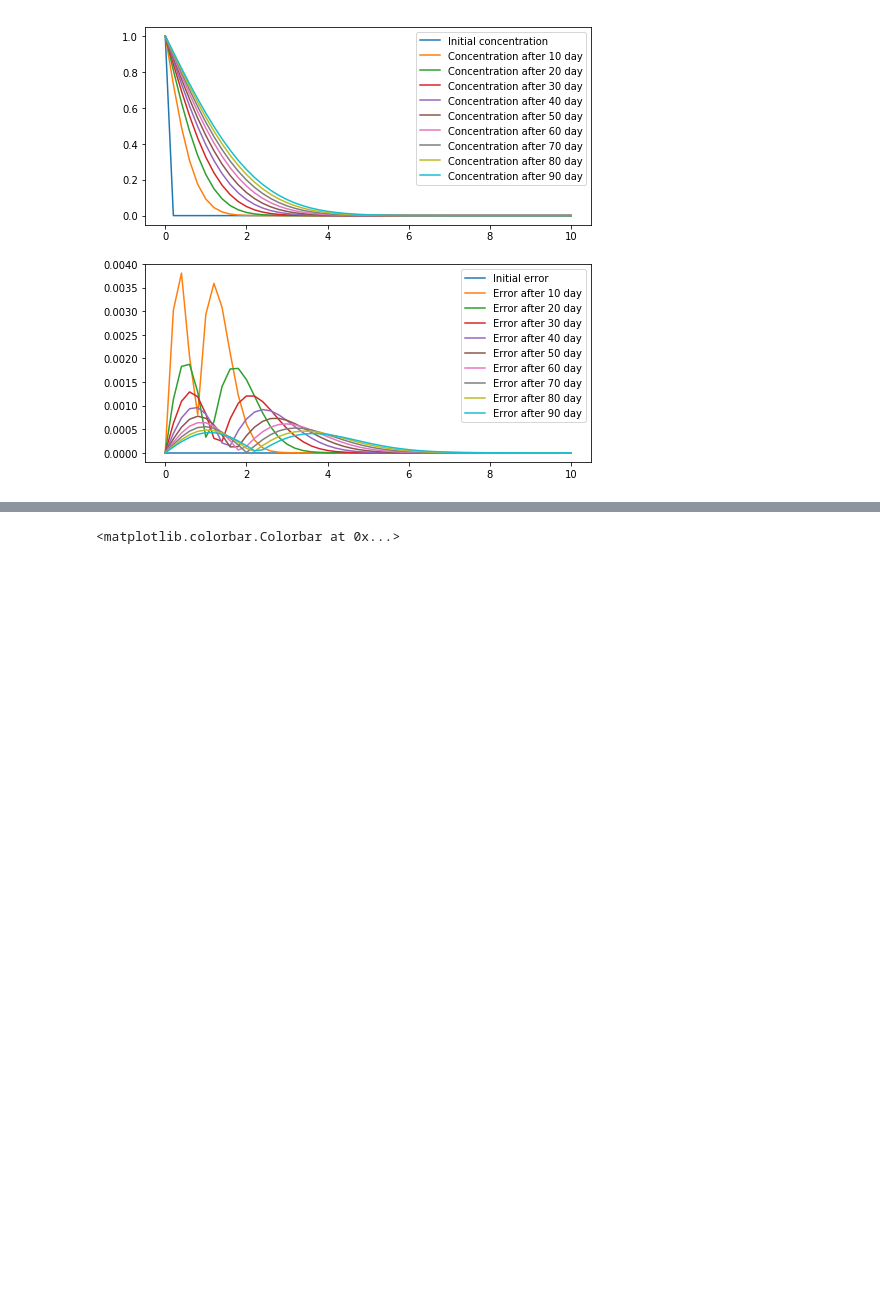
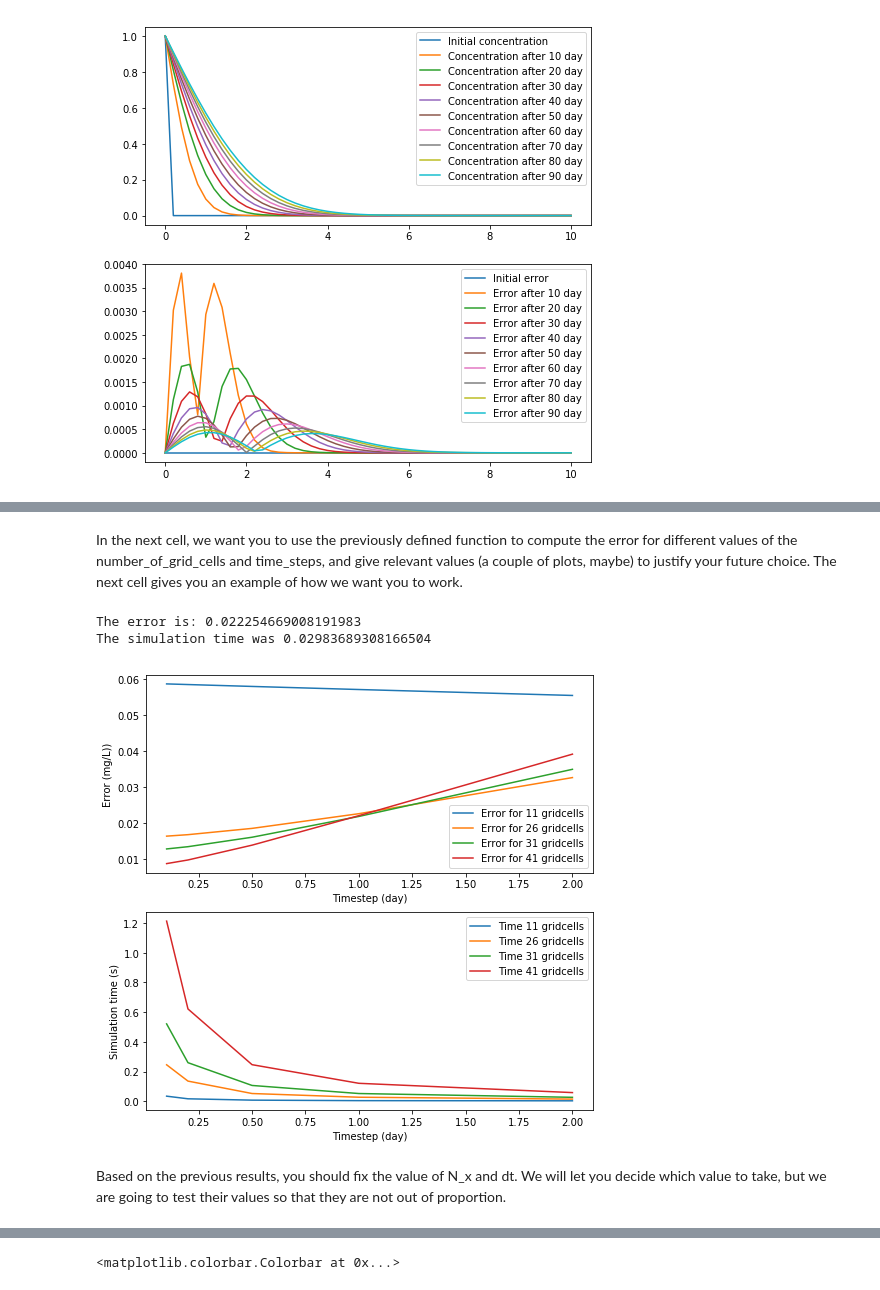
Before and after one commit to phaustin/e213_2019, a Jupyter notebook: notebooks/FiniteVolume/2D_Transient_Error.ipynb, the cells around one changed output, grey strips where cells are left out. Saved outputs shown, nothing was run; the diff lists cells and outputs as text; code cells hidden in the pictures; blank space fills up the shorter version.

```diff
--- a/notebooks/FiniteVolume/2D_Transient_Error.ipynb
+++ b/notebooks/FiniteVolume/2D_Transient_Error.ipynb
@@ -471,0 +445,53 @@ plt.colorbar()
+# %% [markdown]
+In the next cell, we want you to use the previously defined function to compute the error for different values of the number_of_grid_cells and time_steps, and give relevant values (a couple of plots, maybe) to justify your future choice. The next cell gives you an example of how we want you to work.
+# %%
+import time
+number_of_grid_cells = 21
+time_steps = 0.5
+
+Init_Comp_Time = time.time()
+Error = Compute_error(number_of_grid_cells,time_steps)
+Time_of_sim = time.time()-Init_Comp_Time
+
+print(f"The error is: {Error}")
+print(f"The simulation time was {Time_of_sim}")
+# %% [output]
+The error is: 0.022254669008191983
+The simulation time was 0.02983689308166504
+# %%
+### BEGIN SOLUTION
+number_of_grid_cells = np.array([11,26,31, 41])
+time_steps = np.array([0.1, 0.2, 0.5, 1, 2])
+Sim_time = np.zeros((4,5))
+Error = np.zeros((4,5))
+
+for i in range(4):
+    for j in range(5):
+        Init_Comp_Time = time.time()
+        Error[i,j] = Compute_error(number_of_grid_cells[i],time_steps[j])
+        Sim_time[i,j] = time.time()-Init_Comp_Time
+
+fig, (ax1, ax2) = plt.subplots(2, 1, figsize=(8, 8))
+for i  in range(4):
+    ax1.plot(time_steps,Error[i,:],label="Error for %.0f gridcells" % number_of_grid_cells[i])
+
+ax1.set(xlabel="Timestep (day)")
+ax1.set(ylabel="Error (mg/L))")
+ax1.legend();
+
+for i in range(4):
+    ax2.plot(time_steps,Sim_time[i,:],label="Time %.0f gridcells" % number_of_grid_cells[i])
+
+ax2.set(xlabel="Timestep (day)")
+ax2.set(ylabel="Simulation time (s)")
+ax2.legend();
+
+#From this we can conclude that a good compromise between accuracy and timestep
+# is a timestep of 0.5 day for a number of 26 gridcells (or around that)
+N_x = 26
+dt = 1
+### END SOLUTION
+# %% [output]
+[figure, added]
+# %% [markdown]
+Based on the previous results, you should fix the value of N_x and dt. We will let you decide which value to take, but we are going to test their values so that they are not out of proportion.
```
Also changed, not shown: parts of 32 cells of this notebook.
